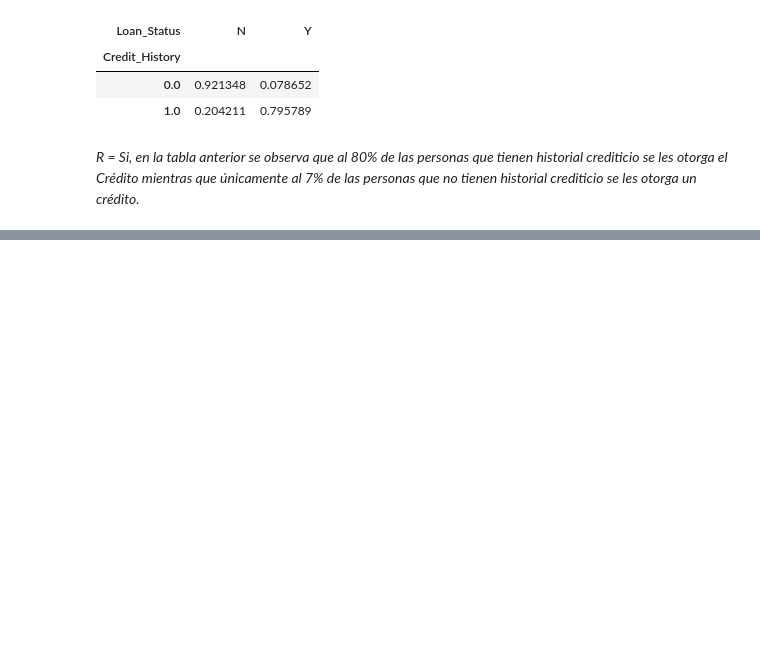
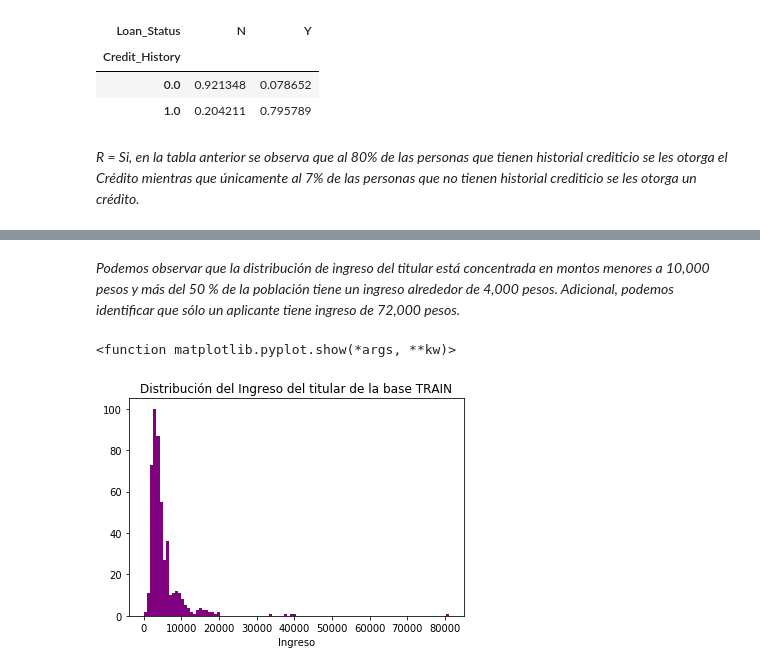
Before and after one commit to Mahrielah/Examen_Python, a Jupyter notebook: Examen_Ana_Karen_Mariela.ipynb, the cells around one changed output, grey strips where cells are left out. Cells and saved outputs as stored; diff of their text form; code cells hidden in the pictures; blank space fills up the shorter version.

```diff
--- a/Examen_Ana_Karen_Mariela.ipynb
+++ b/Examen_Ana_Karen_Mariela.ipynb
@@ -58,0 +154,3 @@ train = pd.read_csv(io.StringIO(s_train.decode('utf-8')))
+# %%
+train2 = train.dropna()
+train2.head()
@@ -84,0 +403,10 @@ pd.crosstab(train["Credit_History"],train["Loan_Status"],margins=False,normalize
+# %% [markdown]
+*Podemos observar que la distribución de ingreso del titular está concentrada en montos menores a 10,000 pesos y más del 50 % de la población tiene un ingreso alrededor de 4,000 pesos. Adicional, podemos identificar que sólo un aplicante tiene ingreso de 72,000 pesos.*
+# %%
+plt.hist(train3["ApplicantIncome"],100,color=['purple'])
+plt.xlabel("Ingreso")
+plt.title("Distribución del Ingreso del titular de la base TRAIN")
+plt.show
+# %% [output]
+<function matplotlib.pyplot.show(*args, **kw)>
+[figure, added]
```
Also changed, not shown: parts of 64 cells of this notebook.
